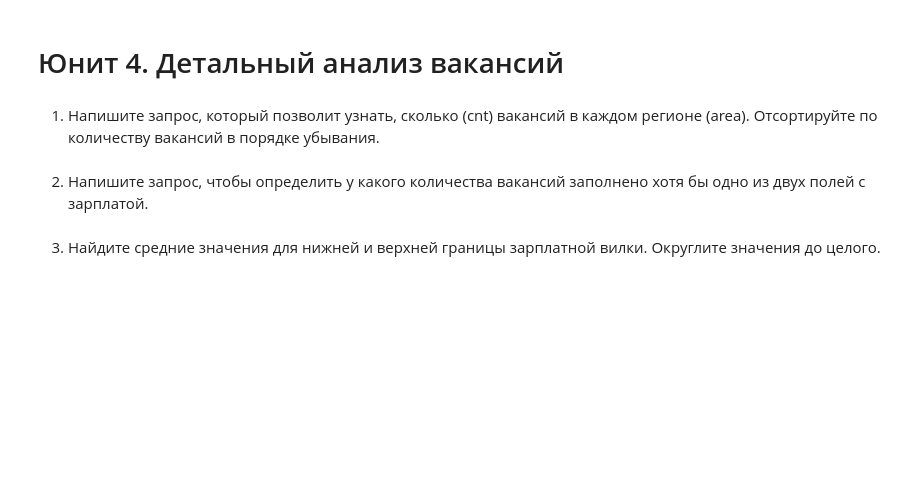
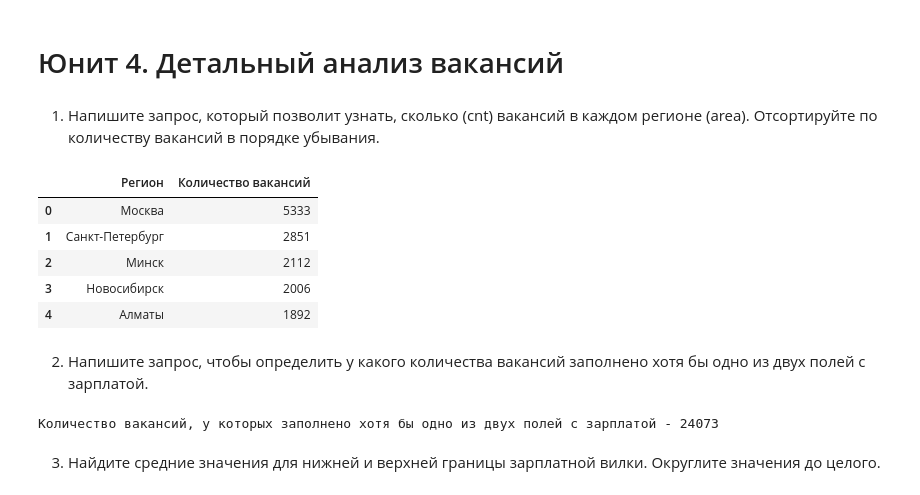
Before and after one commit to SudarickovIlya/SF_DS_Ilya, a Jupyter notebook: Project_2 (sql)/Project_2_Ноутбук_шаблон.ipynb, the cells around one changed output. Cells and saved outputs as stored; diff of their text form; code cells hidden in the pictures; blank space fills up the shorter version.

```diff
--- a/Project_2 (sql)/Project_2_Ноутбук_шаблон.ipynb
+++ b/Project_2 (sql)/Project_2_Ноутбук_шаблон.ipynb
@@ -138,8 +138,32 @@ print()
 Отсортируйте по количеству вакансий в порядке убывания.
 # %%
 # текст запроса
+# Напишем sql-запрос для определения количества вакансий в регионах
+# Сразу применем лимитирующее условие из задания 4.1 (пятерка лидеров)
+
+query_4_1 = f'''
+select
+    ar.name "Регион",
+    count(v.*) "Количество вакансий"
+from areas as ar
+left join vacancies as v on ar.id=v.area_id
+group by Регион
+order by 2 desc
+limit 5
+'''
 # %%
 # результат запроса
+# Выведем результат в виде таблицы в excel
+
+area_vacancies = pd.read_sql_query(sql=query_4_1, con=connection)
+display(area_vacancies)
+# %% [output]
+|  | Регион | Количество вакансий |
+| 0 | Москва | 5333 |
+| 1 | Санкт-Петербург | 2851 |
+| 2 | Минск | 2112 |
+| 3 | Новосибирск | 2006 |
+| 4 | Алматы | 1892 |
 # %% [markdown]
 2. Напишите запрос, чтобы определить у какого количества вакансий заполнено хотя бы одно из двух полей с зарплатой.
 # %%
@@ -147,5 +178,12 @@ print()
 # %%
 # результат запроса
+# Выведем на экран ответ
+
+salary_completed = pd.read_sql_query(sql=query_4_2, con=connection)
+print(f'Количество вакансий, у которых заполнено хотя бы одно из двух полей с зарплатой - {salary_completed.iloc[0][0]}')
+print()
+# %% [output]
+Количество вакансий, у которых заполнено хотя бы одно из двух полей с зарплатой - 24073
 # %% [markdown]
 3. Найдите средние значения для нижней и верхней границы зарплатной вилки. Округлите значения до целого.
 # %%
```
Also changed, not shown: parts of 3 cells of this notebook.
